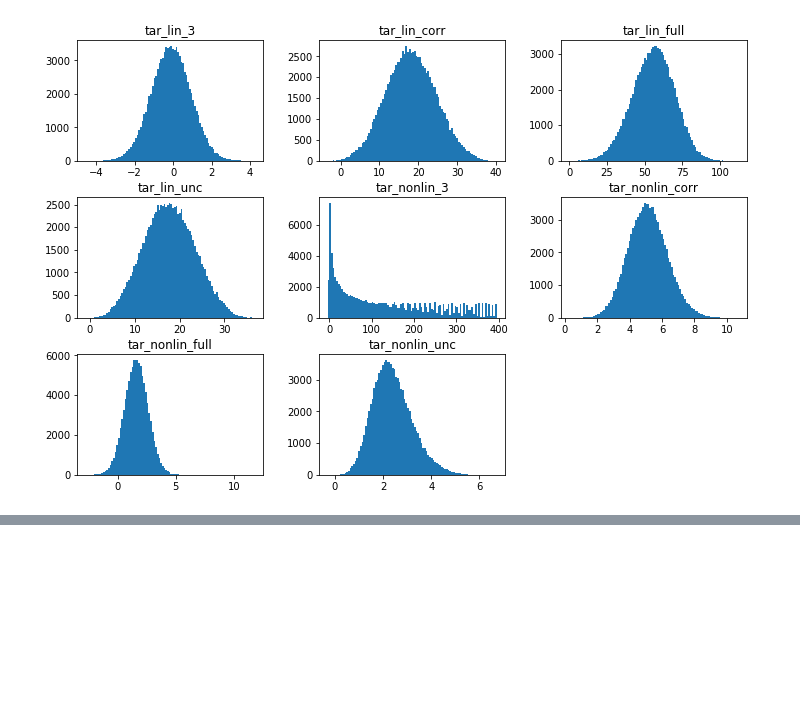
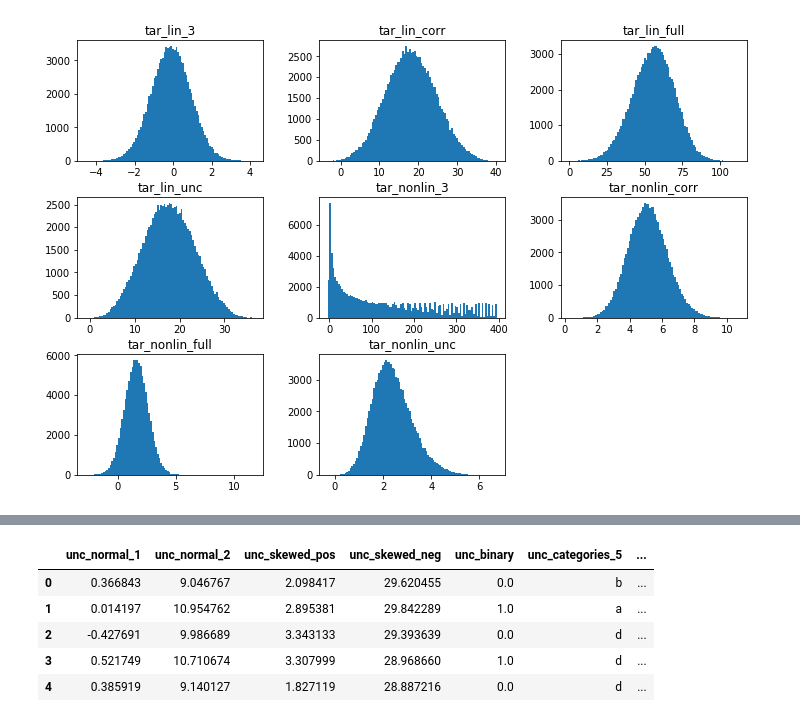
Before and after one commit to lucabasa/ML-algorithms-and-experiments, a Jupyter notebook: 01 - data_generation.ipynb, the cells around one changed output, grey strips where cells are left out. Drawn from its saved outputs; the diff is of its cells as text; code cells hidden in the pictures; blank space fills up the shorter version.

```diff
--- a/01 - data_generation.ipynb
+++ b/01 - data_generation.ipynb
@@ -241,0 +287,11 @@ plt.show()
+# %%
+data_dirty = dirtify(data)
+
+data_dirty.head()
+# %% [output]
+|  | unc_normal_1 | unc_normal_2 | unc_skewed_pos | unc_skewed_neg | unc_binary | unc_categories_5 | ... |
+| 0 | 0.366843 | 9.046767 | 2.098417 | 29.620455 | 0.0 | b | ... |
+| 1 | 0.014197 | 10.954762 | 2.895381 | 29.842289 | 1.0 | a | ... |
+| 2 | -0.427691 | 9.986689 | 3.343133 | 29.393639 | 0.0 | d | ... |
+| 3 | 0.521749 | 10.710674 | 3.307999 | 28.968660 | 1.0 | d | ... |
+| 4 | 0.385919 | 9.140127 | 1.827119 | 28.887216 | 0.0 | d | ... |
```
Also changed, not shown: parts of 10 cells of this notebook.
